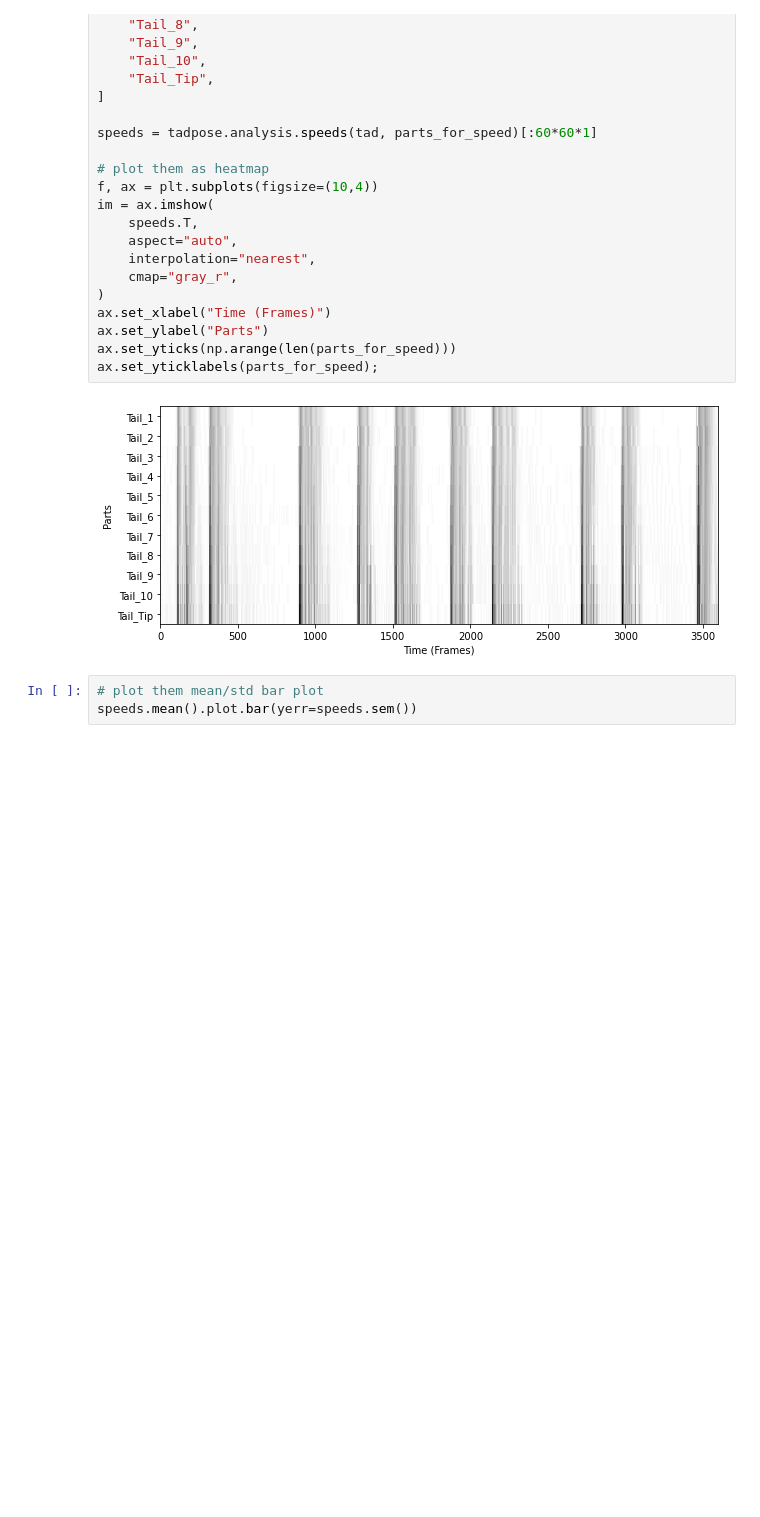
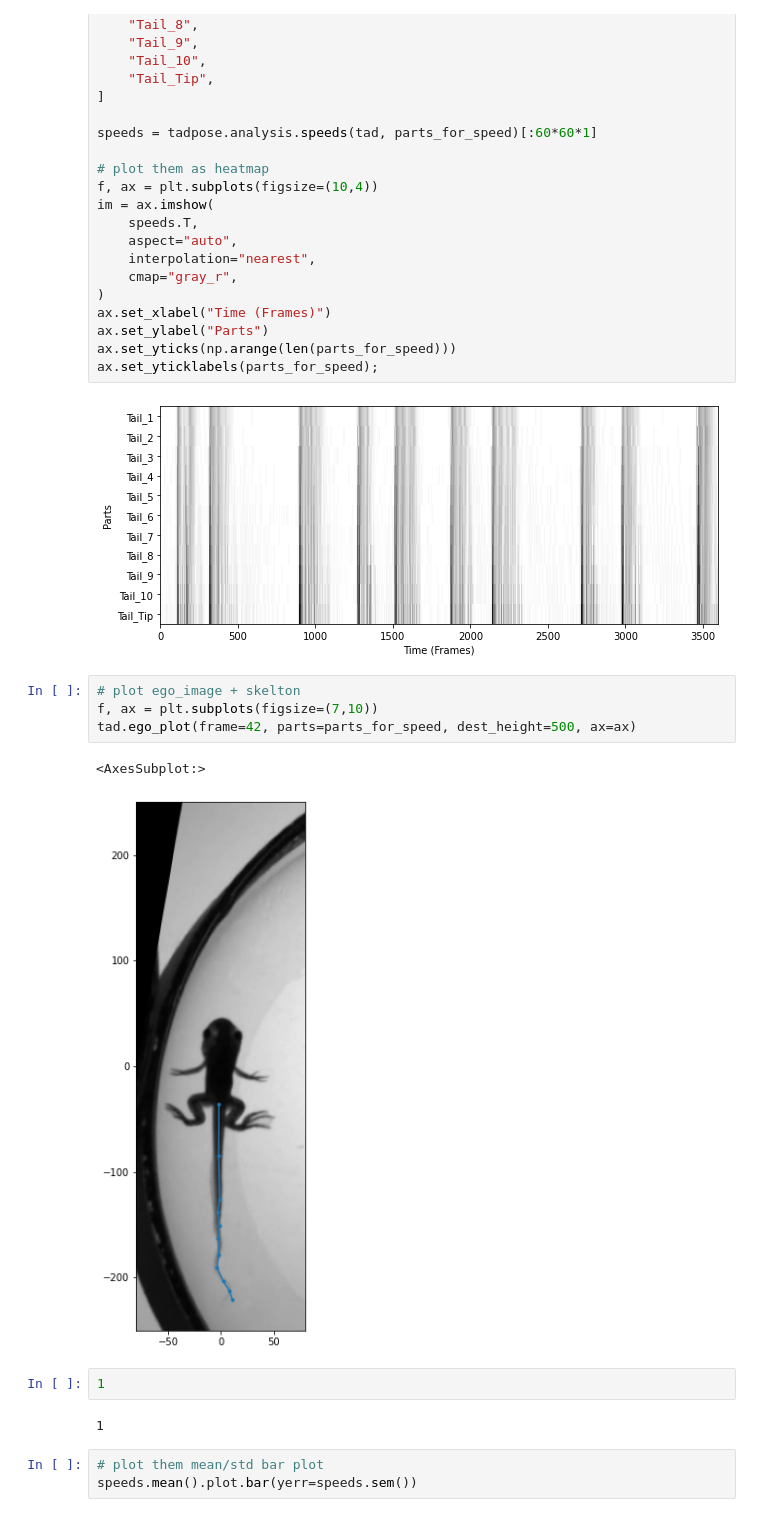
Before and after one commit to sommerc/tadpose, a Jupyter notebook: notebooks/tadpose_example_01.ipynb, the cells around one changed output. Drawn from its saved outputs; the diff is of its cells as text; blank space fills up the shorter version.

```diff
--- a/notebooks/tadpose_example_01.ipynb
+++ b/notebooks/tadpose_example_01.ipynb
@@ -136,6 +136,17 @@ ax.set_yticks(np.arange(len(parts_for_speed)))
 ax.set_yticklabels(parts_for_speed);
 # %% [output]
 [figure]
+# %%
+# plot ego_image + skelton
+f, ax = plt.subplots(figsize=(7,10))
+tad.ego_plot(frame=42, parts=parts_for_speed, dest_height=500, ax=ax)
+# %% [output]
+<AxesSubplot:>
+[figure, added]
+# %%
+1
+# %% [output]
+1
 # %%
 # plot them mean/std bar plot
 speeds.mean().plot.bar(yerr=speeds.sem())
```
Also changed, not shown: parts of 1 cell of this notebook.
